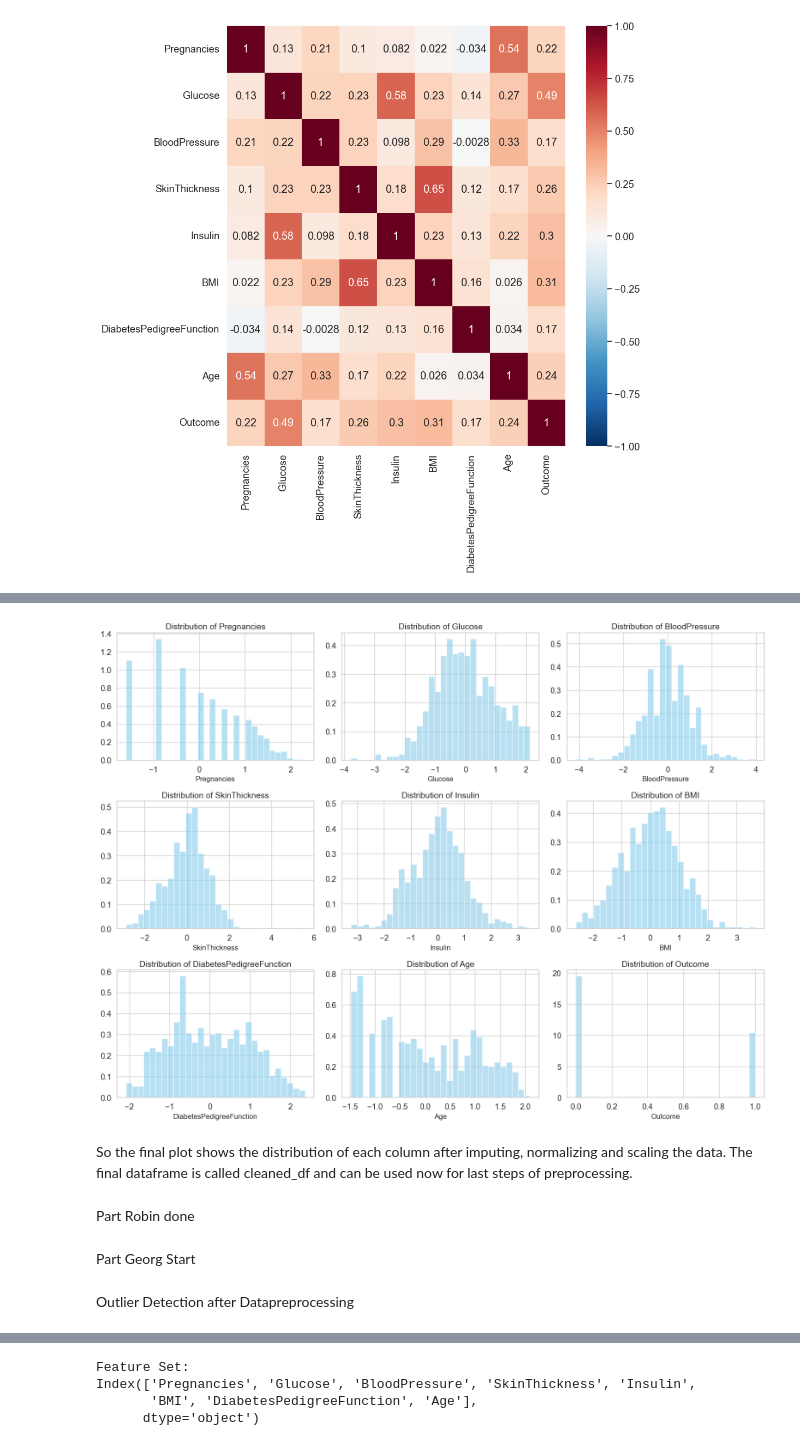
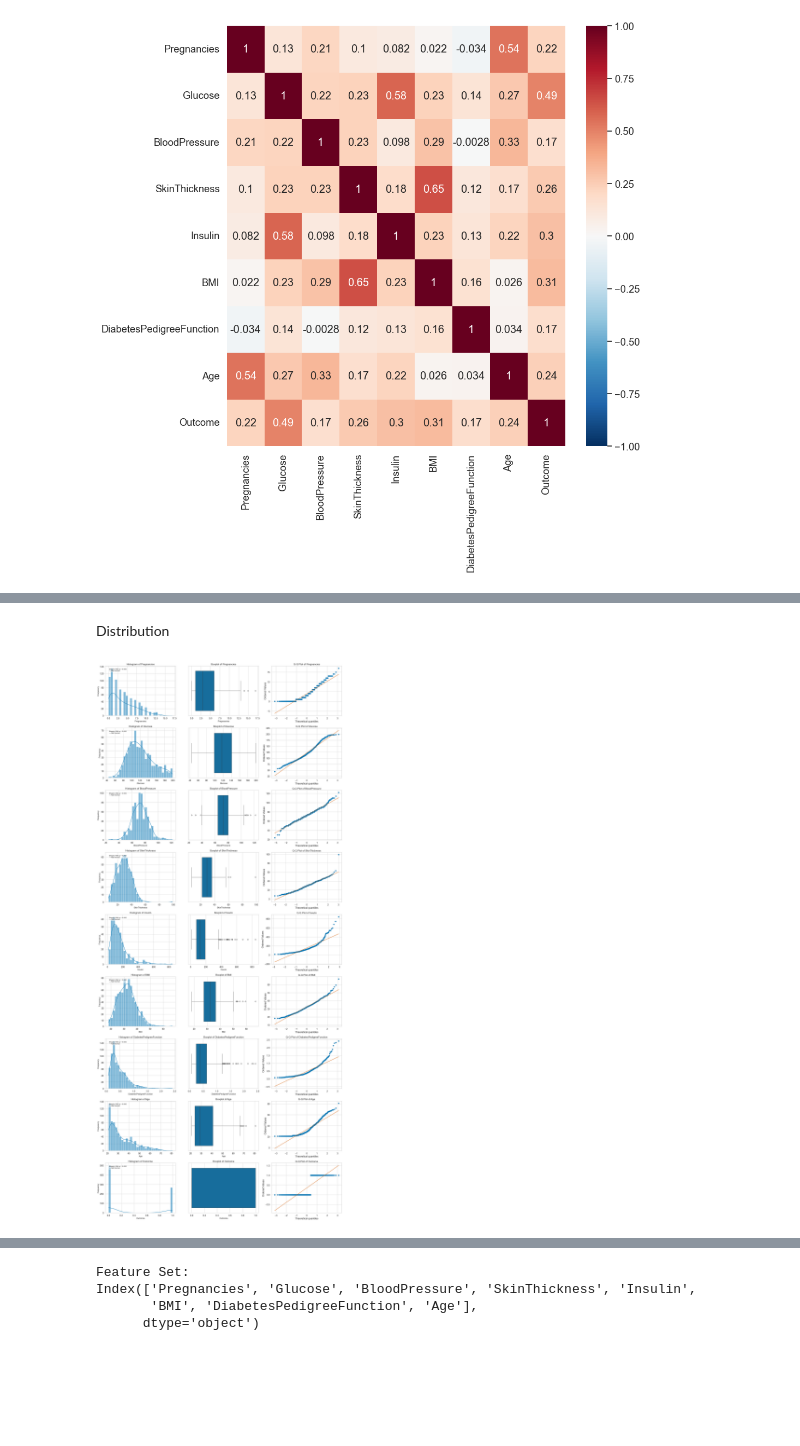
Before and after one commit to mettlrob/FoDS-Diabetes-Diagnosis, a Jupyter notebook: support/proc_data.ipynb, the cells around one changed output, grey strips where cells are left out. Drawn from its saved outputs; the diff is of its cells as text; code cells hidden in the pictures; blank space fills up the shorter version.

Commit message:
cleaned up proc_data, tested if main code works, and some old archive files. Not ML models though. also updated requirements.txt with current package versions I used.

```diff
--- a/support/proc_data.ipynb
+++ b/support/proc_data.ipynb
@@ -406,25 +164,55 @@ dtype: int64
-# %%
-#plot distribution to check post-processing results
-fig, axes = plt.subplots(nrows=3, ncols=3, figsize=(16, 12))
-axes = axes.flatten() #flatten the axes array to make it easier to loop through
-
-for idx, col in enumerate(cleaned_df.columns):
-    axes[idx].hist(cleaned_df[col], bins=30, density=True, alpha=0.6, color='skyblue')
-    axes[idx].set_title(f'Distribution of {col}', fontsize=14)
-    axes[idx].set_xlabel(col, fontsize=12)
-
-plt.tight_layout()
-plt.show
-
-#save fig
-plt.savefig('../Figures/cleaned_dist.png')
-# %% [output]
-[figure, removed]
-# %% [markdown]
-So the final plot shows the distribution of each column after imputing, normalizing and scaling the data. The final dataframe is called cleaned_df and can be used now for last steps of preprocessing.
-# %% [markdown]
-Part Robin done
-# %% [markdown]
-Part Georg Start
-# %% [markdown]
-Outlier Detection after Datapreprocessing
+# %% [markdown]
+Distribution
+# %%
+# Set seaborn style and colorblind palette
+sns.set_theme(style="whitegrid", palette="colorblind")
+sns.set_context('notebook', font_scale=1.2)
+
+#Define num_cols
+
+num_cols = df_nan.columns
+
+# Create one big figure: (rows = number of columns, cols = 3 plots per feature)
+fig, axes = plt.subplots(nrows=len(num_cols), ncols=3, figsize=(20, 5 * len(num_cols)))
+
+# Loop through each numeric column and plot
+for idx, col in enumerate(num_cols):
+
+    # 1. Histogram with KDE
+    sns.histplot(df_nan[col], kde=True, bins=30, ax=axes[idx, 0])
+    axes[idx, 0].set_title(f'Histogram of {col}', fontsize=14)
+    axes[idx, 0].set_xlabel(col, fontsize=12)
+    axes[idx, 0].set_ylabel('Frequency', fontsize=12)
+
+    # Shapiro-Wilk test
+    stat, p_value = shapiro(df_nan[col].dropna())
+    normality = "Normal" if p_value > 0.05 else "Not Normal"
+
+    # Annotate p-value
+    axes[idx, 0].text(0.05, 0.95, f'Shapiro-Wilk p = {p_value:.3f}\n→ {normality}',
+                      transform=axes[idx, 0].transAxes,
+                      fontsize=10,
+                      verticalalignment='top',
+                      bbox=dict(boxstyle='round', facecolor='white', alpha=0.5))
+
+    # 2. Boxplot
+    sns.boxplot(x=df_nan[col], ax=axes[idx, 1])
+    axes[idx, 1].set_title(f'Boxplot of {col}', fontsize=14)
+    axes[idx, 1].set_xlabel(col, fontsize=12)
+
+    # 3. Q-Q plot
+    stats.probplot(df_nan[col].dropna(), dist="norm", plot=axes[idx, 2])
+    axes[idx, 2].set_title(f'Q-Q Plot of {col}', fontsize=14)
+
+# Make everything tight and clean
+plt.tight_layout()
+
+#Save the plot
+plt.savefig('../archive/Figures/dist.png')
+
+# Save the BIG figure
+plt.show()
+
+# (Optional) Dis
+# %% [output]
+[figure, added]
```
Also changed, not shown: parts of 33 cells of this notebook, 17 other files.
